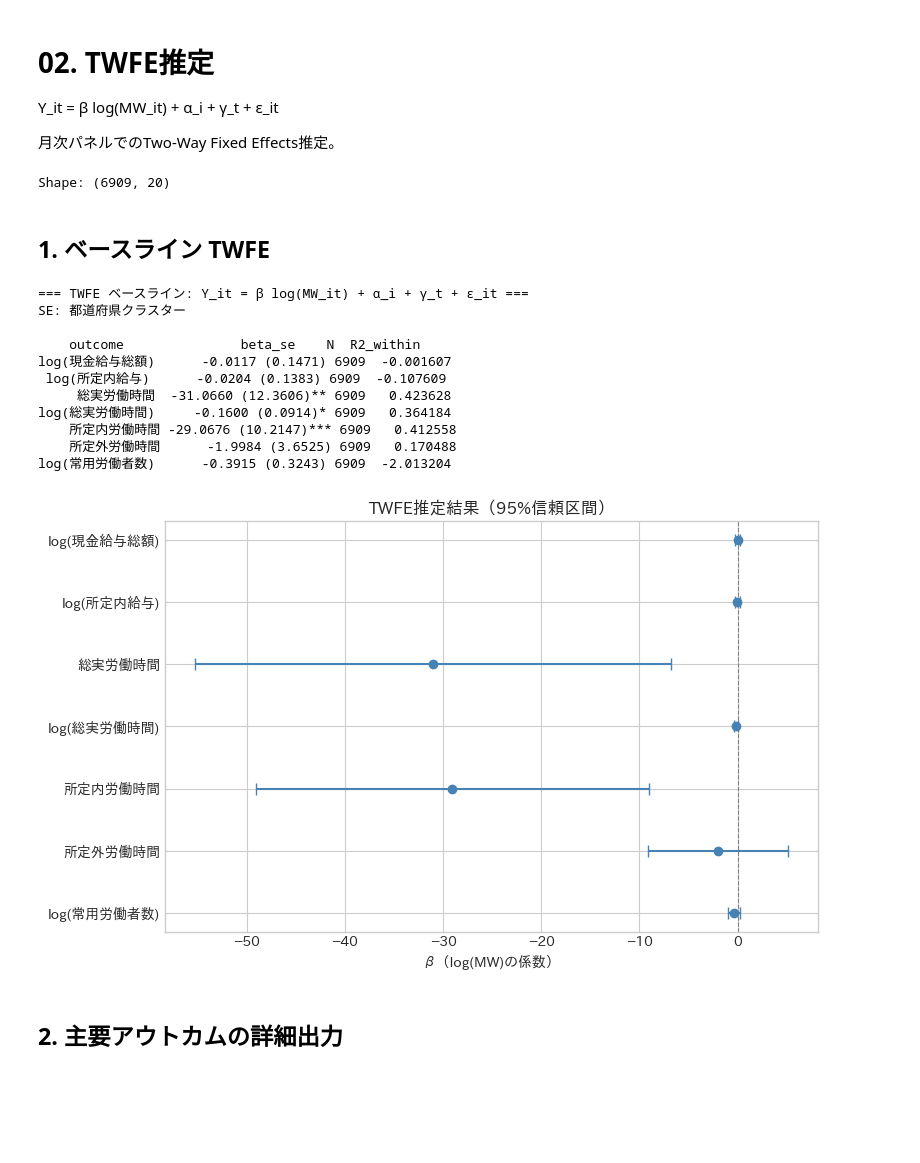
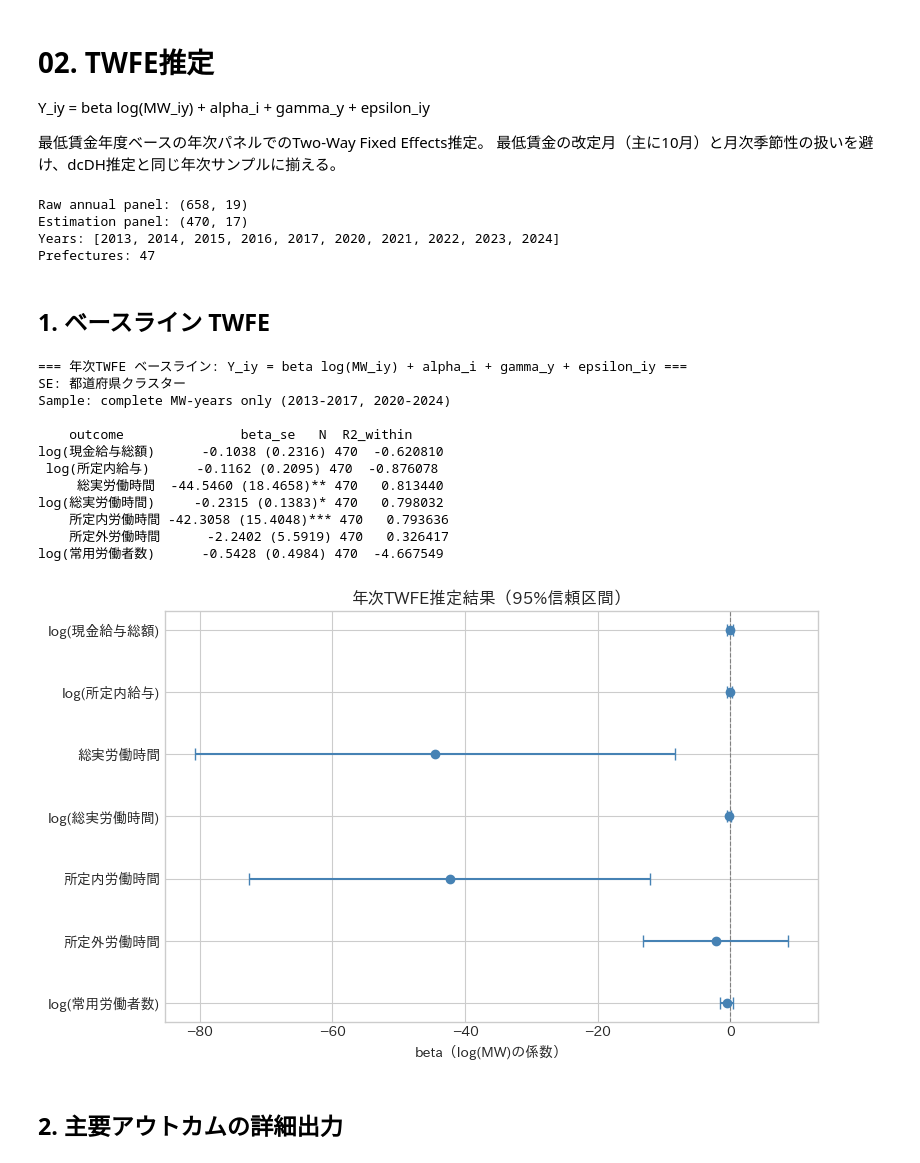
Before and after one commit to daichi22/mw_continuous_did, a Jupyter notebook: notebooks/02_twfe.ipynb, the cells around one changed output. Saved outputs shown, nothing was run; the diff lists cells and outputs as text; code cells hidden in the pictures; blank space fills up the shorter version.

```diff
--- a/notebooks/02_twfe.ipynb
+++ b/notebooks/02_twfe.ipynb
@@ -1,9 +1,10 @@
 # %% [markdown]
 # 02. TWFE推定
 
-Y_it = β log(MW_it) + α_i + γ_t + ε_it
+Y_iy = beta log(MW_iy) + alpha_i + gamma_y + epsilon_iy
 
-月次パネルでのTwo-Way Fixed Effects推定。
+最低賃金年度ベースの年次パネルでのTwo-Way Fixed Effects推定。
+最低賃金の改定月（主に10月）と月次季節性の扱いを避け、dcDH推定と同じ年次サンプルに揃える。
 # %%
 import pandas as pd
 import numpy as np
@@ -17,12 +18,23 @@ OUT = Path('../output')
 OUT.mkdir(parents=True, exist_ok=True)
 (OUT / 'figures').mkdir(exist_ok=True)
 
-df = pd.read_csv('../data/analysis_sample.csv')
-df['yearmonth'] = df['year'] * 100 + df['month']
-df = df.set_index(['pref_code', 'yearmonth'])
-print(f'Shape: {df.shape}')
+annual_raw = pd.read_csv('../data/annual_panel.csv')
+
+# 完全年のみを使用する。
+# 2018・2019・2025はMW年度内の観測月数が不足しており、2019はMW改定月を跨ぐ欠測もある。
+clean_years = [2013, 2014, 2015, 2016, 2017, 2020, 2021, 2022, 2023, 2024]
+df = annual_raw[annual_raw['mw_year'].isin(clean_years)].copy()
+df = df.set_index(['pref_code', 'mw_year'])
+
+print(f'Raw annual panel: {annual_raw.shape}')
+print(f'Estimation panel: {df.shape}')
+print(f'Years: {sorted(df.index.get_level_values("mw_year").unique())}')
+print(f'Prefectures: {df.index.get_level_values("pref_code").nunique()}')
 # %% [output]
-Shape: (6909, 20)
+Raw annual panel: (658, 19)
+Estimation panel: (470, 17)
+Years: [2013, 2014, 2015, 2016, 2017, 2020, 2021, 2022, 2023, 2024]
+Prefectures: 47
 # %% [markdown]
 ## 1. ベースライン TWFE
 # %%
@@ -49,48 +61,51 @@ for yvar, label in outcomes.items():
         'p': res.pvalues['log_mw'],
         'N': res.nobs,
         'R2_within': res.rsquared_within,
+        'sample': 'annual_clean_2013_2017_2020_2024',
     })
 
 tab = pd.DataFrame(results)
 tab['sig'] = tab['p'].apply(lambda p: '***' if p < 0.01 else '**' if p < 0.05 else '*' if p < 0.1 else '')
 tab['beta_se'] = tab.apply(lambda r: f"{r['beta']:.4f} ({r['se']:.4f}){r['sig']}", axis=1)
 
-print('=== TWFE ベースライン: Y_it = β log(MW_it) + α_i + γ_t + ε_it ===')
+print('=== 年次TWFE ベースライン: Y_iy = beta log(MW_iy) + alpha_i + gamma_y + epsilon_iy ===')
 print('SE: 都道府県クラスター')
+print('Sample: complete MW-years only (2013-2017, 2020-2024)')
 print()
 print(tab[['outcome', 'beta_se', 'N', 'R2_within']].to_string(index=False))
 # %% [output]
-=== TWFE ベースライン: Y_it = β log(MW_it) + α_i + γ_t + ε_it ===
+=== 年次TWFE ベースライン: Y_iy = beta log(MW_iy) + alpha_i + gamma_y + epsilon_iy ===
 SE: 都道府県クラスター
+Sample: complete MW-years only (2013-2017, 2020-2024)
 
-    outcome               beta_se    N  R2_within
-log(現金給与総額)      -0.0117 (0.1471) 6909  -0.001607
- log(所定内給与)      -0.0204 (0.1383) 6909  -0.107609
-     総実労働時間  -31.0660 (12.3606)** 6909   0.423628
-log(総実労働時間)     -0.1600 (0.0914)* 6909   0.364184
-    所定内労働時間 -29.0676 (10.2147)*** 6909   0.412558
-    所定外労働時間      -1.9984 (3.6525) 6909   0.170488
-log(常用労働者数)      -0.3915 (0.3243) 6909  -2.013204
+    outcome               beta_se   N  R2_within
+log(現金給与総額)      -0.1038 (0.2316) 470  -0.620810
+ log(所定内給与)      -0.1162 (0.2095) 470  -0.876078
+     総実労働時間  -44.5460 (18.4658)** 470   0.813440
+log(総実労働時間)     -0.2315 (0.1383)* 470   0.798032
+    所定内労働時間 -42.3058 (15.4048)*** 470   0.793636
+    所定外労働時間      -2.2402 (5.5919) 470   0.326417
+log(常用労働者数)      -0.5428 (0.4984) 470  -4.667549
 # %%
 # 係数プロット
 fig, ax = plt.subplots(figsize=(8, 5))
 tab_plot = pd.DataFrame(results)
 y_pos = range(len(tab_plot))
 
 ax.errorbar(tab_plot['beta'], y_pos,
             xerr=1.96 * tab_plot['se'],
             fmt='o', color='steelblue', capsize=4, markersize=6)
 ax.axvline(0, color='gray', linestyle='--', linewidth=0.8)
 ax.set_yticks(list(y_pos))
 ax.set_yticklabels([outcomes[k] for k in outcomes.keys()])
-ax.set_xlabel('β（log(MW)の係数）')
-ax.set_title('TWFE推定結果（95%信頼区間）')
+ax.set_xlabel('beta（log(MW)の係数）')
+ax.set_title('年次TWFE推定結果（95%信頼区間）')
 ax.invert_yaxis()
 plt.tight_layout()
 plt.savefig(OUT / 'figures' / '02_twfe_coef_plot.png', dpi=150, bbox_inches='tight')
 plt.show()
 # %% [output]
-[figure, old version]
+[figure, new version]
 # %% [markdown]
 ## 2. 主要アウトカムの詳細出力
 # %%
```
Also changed, not shown: parts of 7 cells of this notebook, 3 other files.
